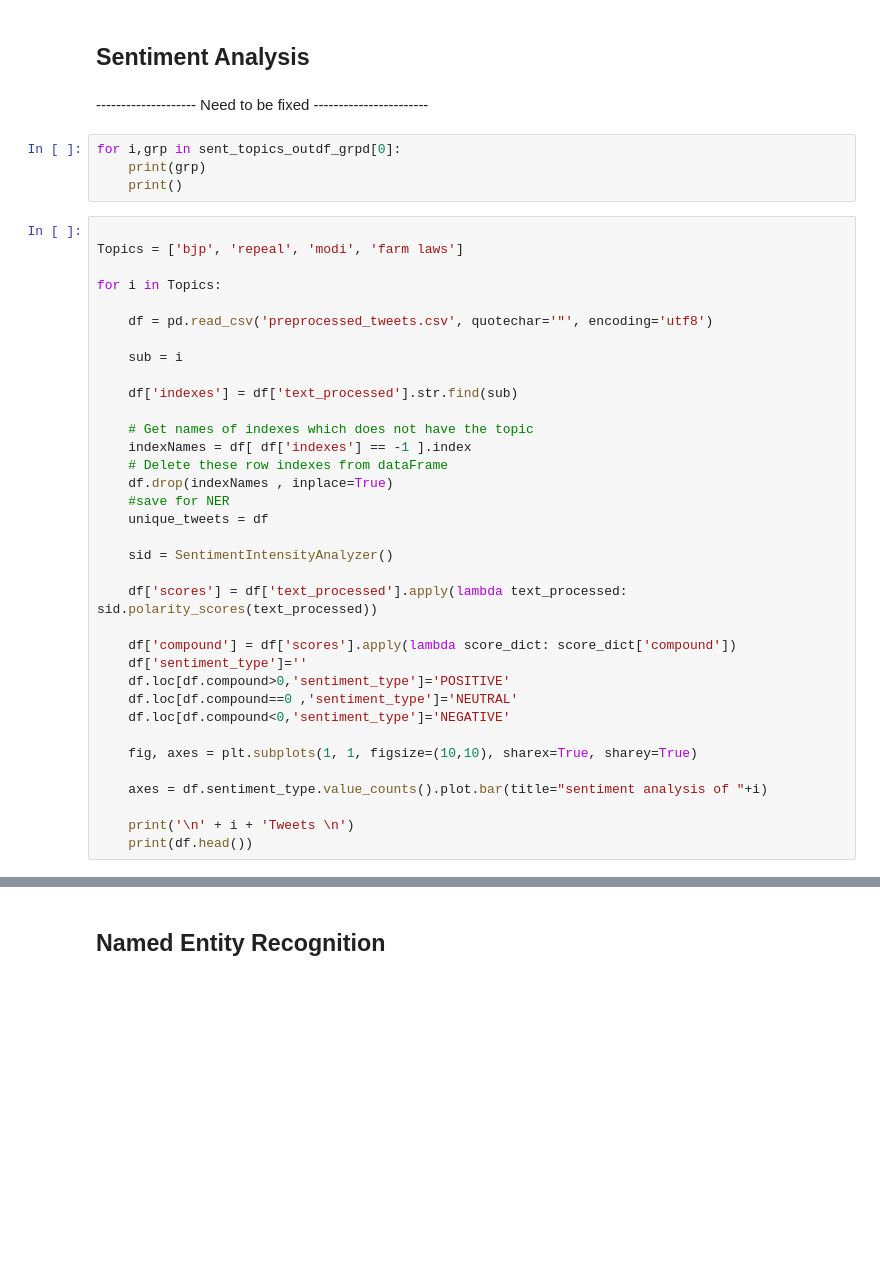
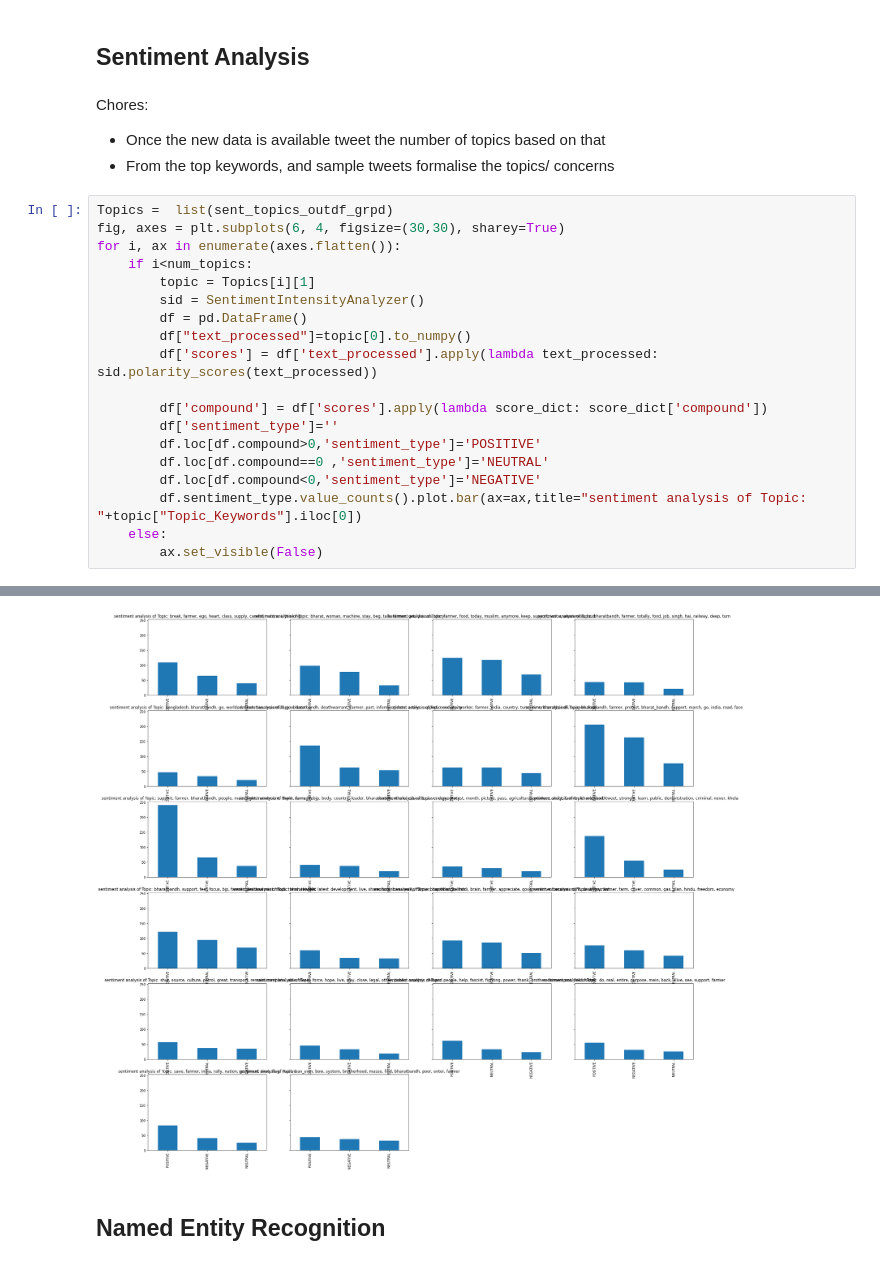
Before and after one commit to RegsonDR/Social-Media-Analytics, a Jupyter notebook: src/main.ipynb, the cells around one changed output, grey strips where cells are left out. Saved outputs shown, nothing was run; the diff lists cells and outputs as text; blank space fills up the shorter version.

Commit message:
fix: Sentiment analysis for each topic

```diff
--- a/src/main.ipynb
+++ b/src/main.ipynb
@@ -619,43 +619,26 @@ topic
 # %% [markdown]
 ## Sentiment Analysis
-# %% [markdown]
--------------------- Need to be fixed -----------------------
-# %%
-for i,grp in sent_topics_outdf_grpd[0]:
-    print(grp)
-    print()
+# %% [markdown]
+Chores:
+* Once the new data is available tweet the number of topics based on that
+* From the top keywords, and sample tweets formalise the topics/ concerns
 # %%
+Topics =  list(sent_topics_outdf_grpd)
+fig, axes = plt.subplots(6, 4, figsize=(30,30), sharey=True)
+for i, ax in enumerate(axes.flatten()):
+    if i<num_topics:
+        topic = Topics[i][1]
+        sid = SentimentIntensityAnalyzer()
+        df = pd.DataFrame()
+        df["text_processed"]=topic[0].to_numpy()
+        df['scores'] = df['text_processed'].apply(lambda text_processed: sid.polarity_scores(text_processed))
 
-Topics = ['bjp', 'repeal', 'modi', 'farm laws']
-
-for i in Topics:
-
-    df = pd.read_csv('preprocessed_tweets.csv', quotechar='"', encoding='utf8')
-
-    sub = i
-
-    df['indexes'] = df['text_processed'].str.find(sub)
-
-    # Get names of indexes which does not have the topic
-    indexNames = df[ df['indexes'] == -1 ].index
-    # Delete these row indexes from dataFrame
-    df.drop(indexNames , inplace=True)
-    #save for NER
-    unique_tweets = df
-
-    sid = SentimentIntensityAnalyzer()
-
-    df['scores'] = df['text_processed'].apply(lambda text_processed: sid.polarity_scores(text_processed))
-
-    df['compound'] = df['scores'].apply(lambda score_dict: score_dict['compound'])
-    df['sentiment_type']=''
-    df.loc[df.compound>0,'sentiment_type']='POSITIVE'
-    df.loc[df.compound==0 ,'sentiment_type']='NEUTRAL'
-    df.loc[df.compound<0,'sentiment_type']='NEGATIVE'
-
-    fig, axes = plt.subplots(1, 1, figsize=(10,10), sharex=True, sharey=True)
-
-    axes = df.sentiment_type.value_counts().plot.bar(title="sentiment analysis of "+i)
-
-    print('\n' + i + 'Tweets \n')
-    print(df.head())
+        df['compound'] = df['scores'].apply(lambda score_dict: score_dict['compound'])
+        df['sentiment_type']=''
+        df.loc[df.compound>0,'sentiment_type']='POSITIVE'
+        df.loc[df.compound==0 ,'sentiment_type']='NEUTRAL'
+        df.loc[df.compound<0,'sentiment_type']='NEGATIVE'
+        df.sentiment_type.value_counts().plot.bar(ax=ax,title="sentiment analysis of Topic: "+topic["Topic_Keywords"].iloc[0])
+    else:
+        ax.set_visible(False)
+# %% [output]
@@ -662,3 +662,4 @@ for i in Topics:
+[figure, added]
 # %% [markdown]
 ## Named Entity Recognition
 # %%
```
Also changed, not shown: parts of 14 cells of this notebook, 2 other files.
